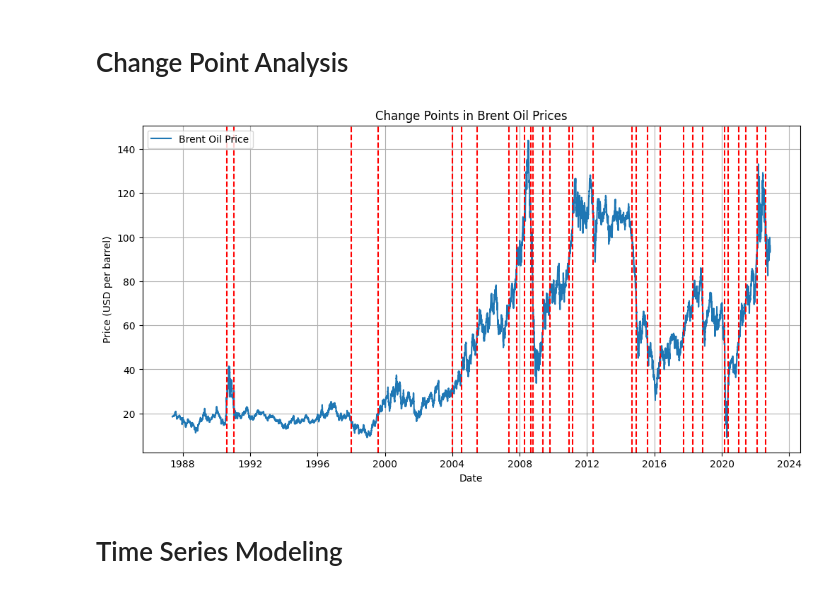
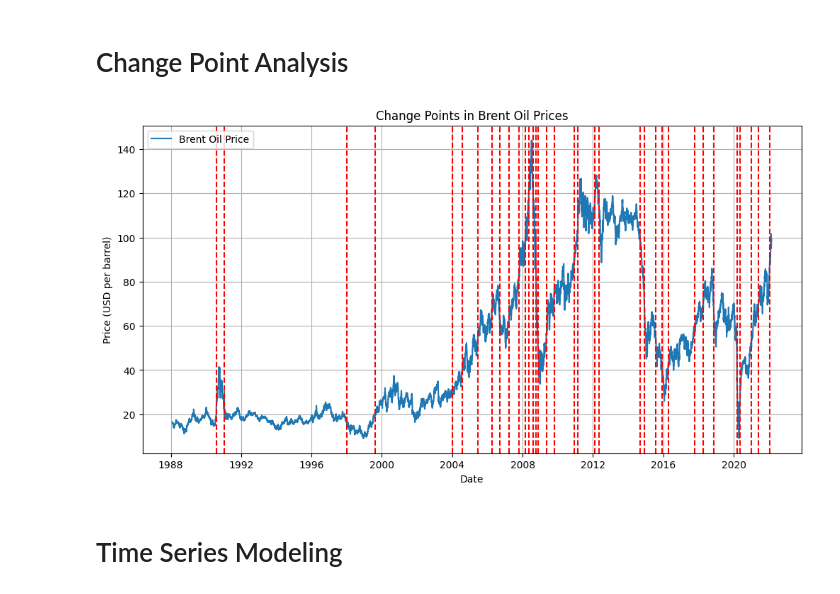
Before and after one commit to surak-alf/change_point_analysis, a Jupyter notebook: notbooks/data_exploration.ipynb, the cells around one changed output. Saved outputs shown, nothing was run; the diff lists cells and outputs as text; code cells hidden in the pictures.

```diff
--- a/notbooks/data_exploration.ipynb
+++ b/notbooks/data_exploration.ipynb
@@ -45,0 +130,5 @@ plt.show()
+# %%
+data = data.set_index('Date')
+# %%
+# Set the frequency to daily
+data = data.resample('D').ffill()
@@ -46,3 +160,9 @@ plt.show()
+# %%
+# Apply differencing
+data['Price_diff'] = data['Price'].diff().dropna()
+# %%
+# drop naa
+data = data.dropna()
 # %% [markdown]
 # Change Point Analysis
 # %%
@@ -55,17 +175,17 @@ change_points = algo.predict(pen=10)  # Adjust penalty parameter as needed
 # %%
 # Plot change points
 plt.figure(figsize=(12, 6))
-plt.plot(data['Date'], prices, label='Brent Oil Price')
-for cp in change_points[:-1]:  # Exclude the last change point
-    plt.axvline(x=data['Date'].iloc[cp], color='r', linestyle='--')
+plt.plot(data.index, prices, label='Brent Oil Price')
+for cp in change_points[:-1]:
+    plt.axvline(x=data.index[cp], color='r', linestyle='--')
 plt.title('Change Points in Brent Oil Prices')
 plt.xlabel('Date')
 plt.ylabel('Price (USD per barrel)')
 plt.legend()
 plt.grid()
 plt.show()
 # %% [output]
-[figure, old version]
+[figure, new version]
 # %% [markdown]
 # Time Series Modeling
 # %%
```
Also changed, not shown: parts of 13 cells of this notebook.
